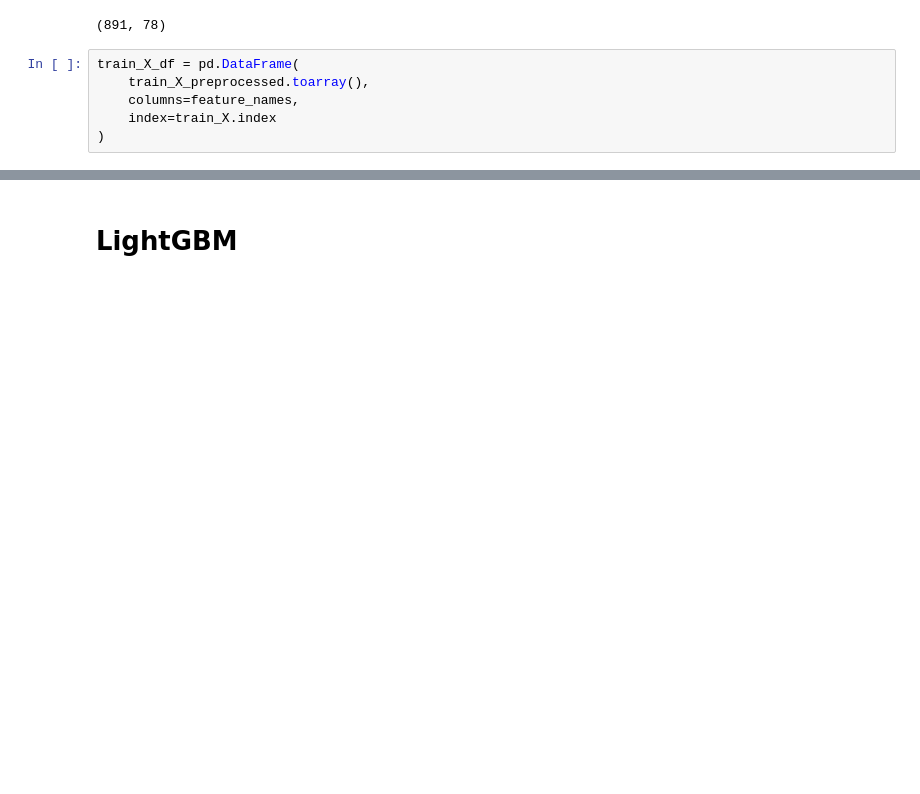
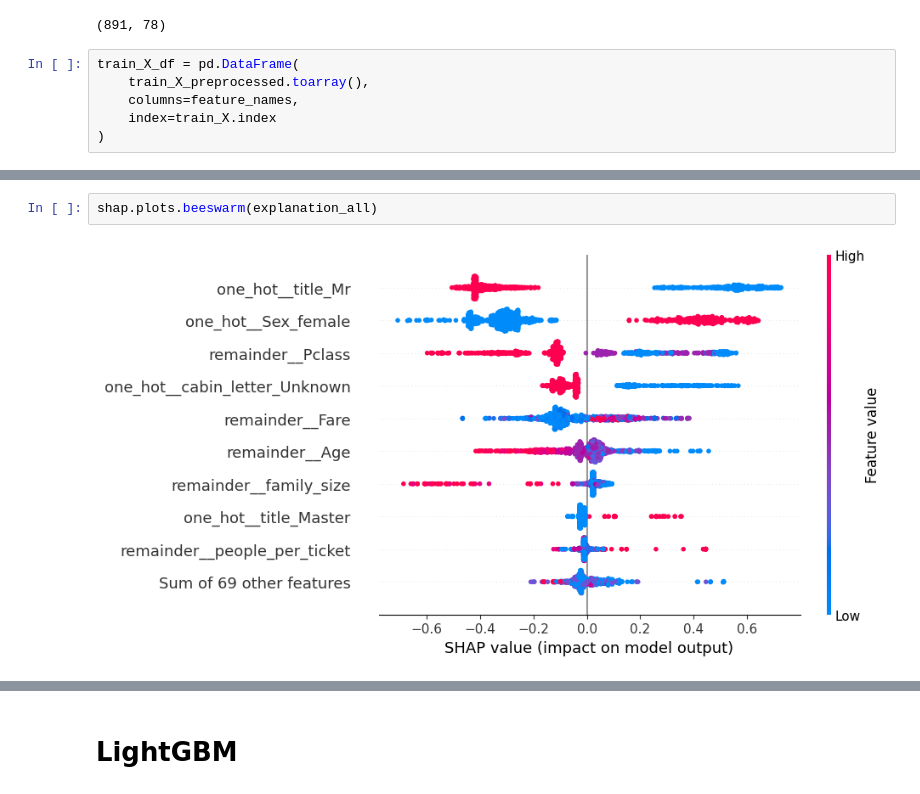
Before and after one commit to VladGnatiuk/projector_ml6, a Jupyter notebook: _vg/homeworks/homework 10. Prjctr HW10. Feature importance.ipynb, the cells around one changed output, grey strips where cells are left out. Cells and saved outputs as stored; diff of their text form; blank space fills up the shorter version.

```diff
--- a/_vg/homeworks/homework 10. Prjctr HW10. Feature importance.ipynb
+++ b/_vg/homeworks/homework 10. Prjctr HW10. Feature importance.ipynb
@@ -228,3 +241,7 @@ shap.plots.bar(shap_values)
+# %%
+shap.plots.beeswarm(explanation_all)
+# %% [output]
+[figure, added]
 # %%
 shap.summary_plot(shap_values, train_X_df)
 #shap.dependence_plot``
```
Also changed, not shown: parts of 9 cells of this notebook.
